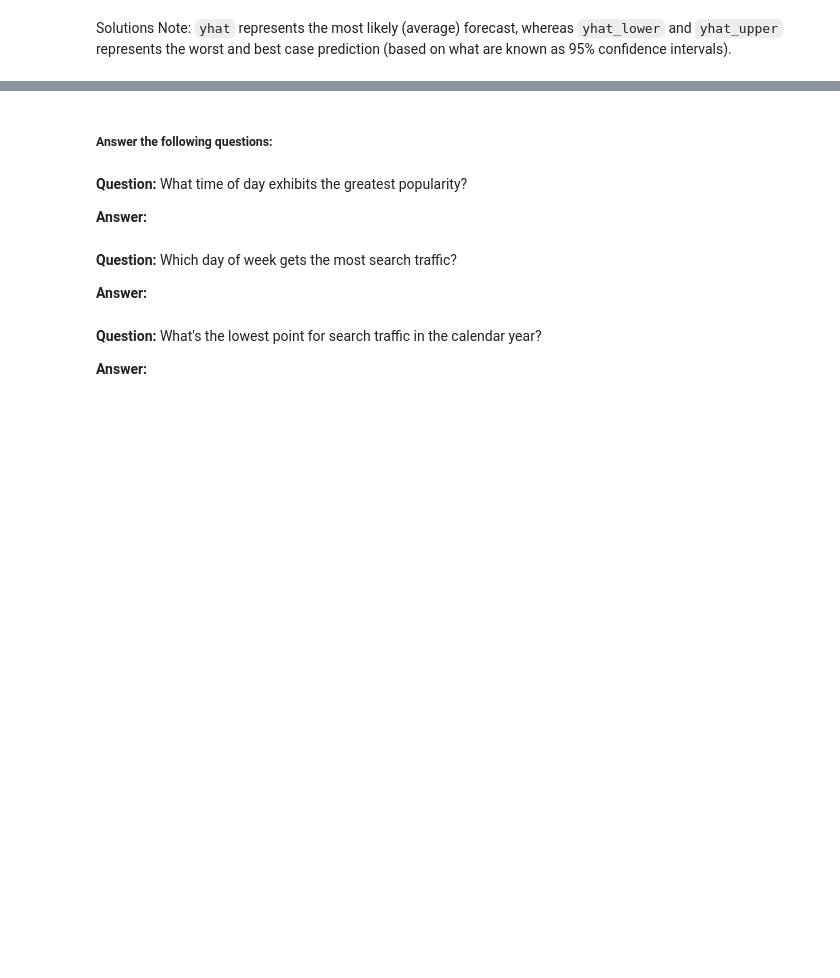
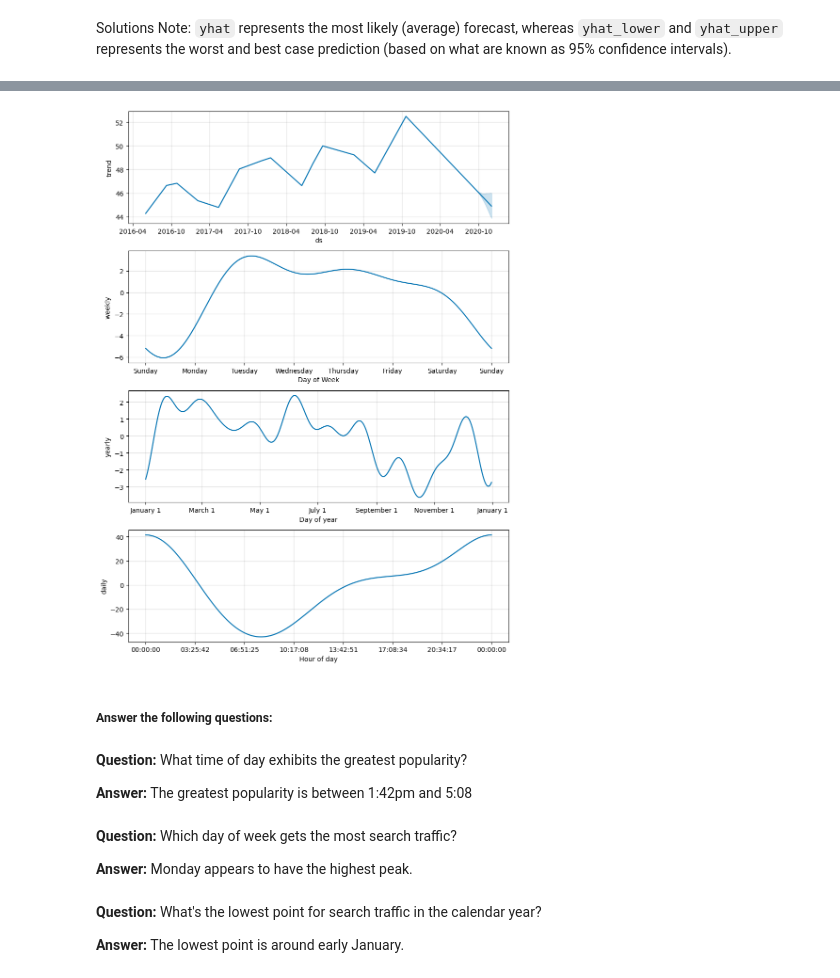
Before and after one commit to Enaud29/prophet-challenge, a Jupyter notebook: forecasting_net_prophet.ipynb, the cells around one changed output, grey strips where cells are left out. Drawn from its saved outputs; the diff is of its cells as text; code cells hidden in the pictures; blank space fills up the shorter version.

```diff
--- a/forecasting_net_prophet.ipynb
+++ b/forecasting_net_prophet.ipynb
@@ -440,20 +498,23 @@ Solutions Note: `yhat` represents the most likely (average) forecast, whereas `y
 # %%
 # Reset the index in the forecast_mercado_trends DataFrame
-
+forecast_mercado_trends = forecast_mercado_trends.reset_index()
 
 # Use the plot_components function to visualize the forecast results
 # for the forecast_canada DataFrame
+forecast_canada = m.plot_components(forecast_mercado_trends)
+# %% [output]
+[figure, added]
 # %% [markdown]
 ##### Answer the following questions:
 # %% [markdown]
 **Question:** What time of day exhibits the greatest popularity?
 
-**Answer:**
+**Answer:** The greatest popularity is between 1:42pm and 5:08
 # %% [markdown]
 **Question:** Which day of week gets the most search traffic?
 
-**Answer:**
+**Answer:** Monday appears to have the highest peak.
 # %% [markdown]
 **Question:** What's the lowest point for search traffic in the calendar year?
 
-**Answer:**
+**Answer:** The lowest point is around early January.
```
Also changed, not shown: parts of 9 cells of this notebook, 1 other file.
